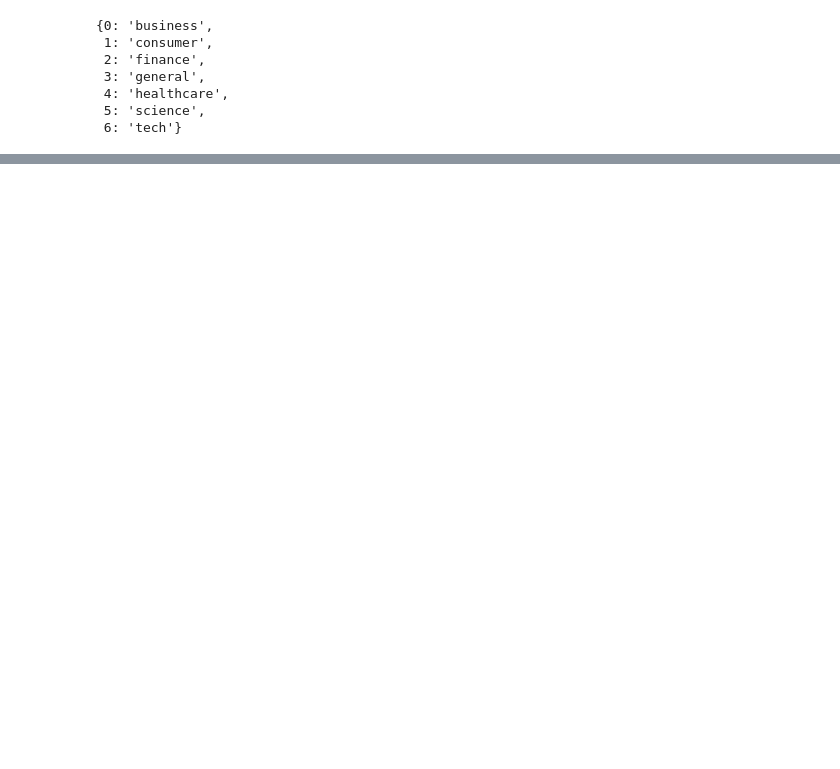
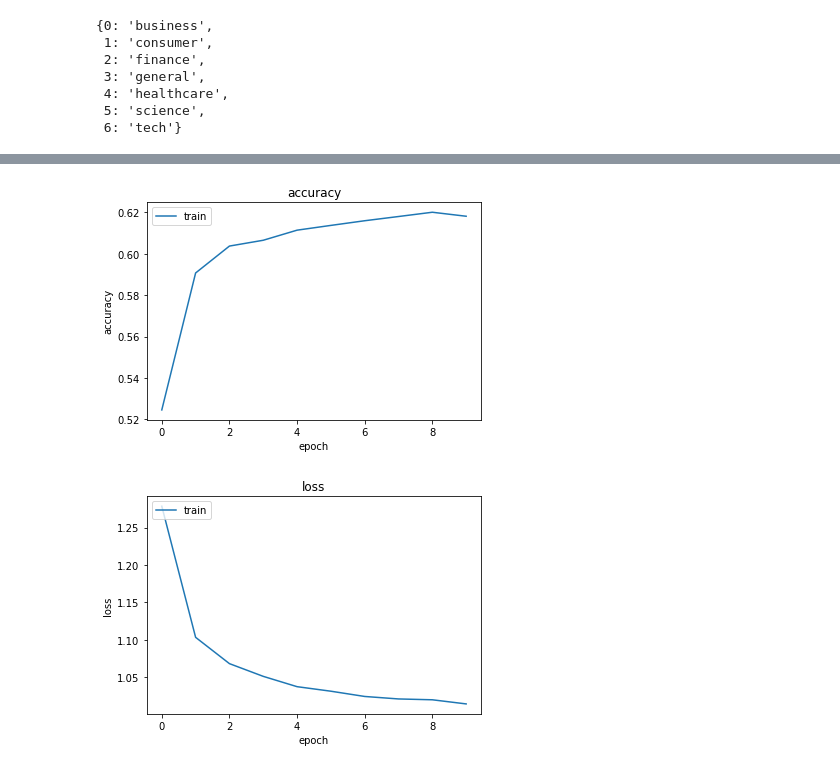
Before and after one commit to shermanleejm/IS424-T4, a Jupyter notebook: 5.BERT Transfer Learning-v2.ipynb, the cells around one changed output, grey strips where cells are left out. Saved outputs shown, nothing was run; the diff lists cells and outputs as text; code cells hidden in the pictures; blank space fills up the shorter version.

```diff
--- a/5.BERT Transfer Learning-v2.ipynb
+++ b/5.BERT Transfer Learning-v2.ipynb
@@ -222,0 +319,7 @@ Epoch 3/3
+# %%
+hist = classifier_model3.fit(
+    x=X_train,
+    y=y_train,
+    epochs=10,
+    verbose=1,
+)
@@ -223,3 +347,14 @@ Epoch 3/3
+# %%
+for x in ["accuracy", "loss"]:
+    plt.plot(hist.history[x])
+    plt.title(x)
+    plt.ylabel(x)
+    plt.xlabel("epoch")
+    plt.legend(["train", "test"], loc="upper left")
+    plt.show()
+# %% [output]
+[figure, added]
+[figure, added]
 # %%
 loss, accuracy = classifier_model.evaluate(X_test, y_test)
 # %% [output]
```
Also changed, not shown: parts of 29 cells of this notebook, 1 other file.
